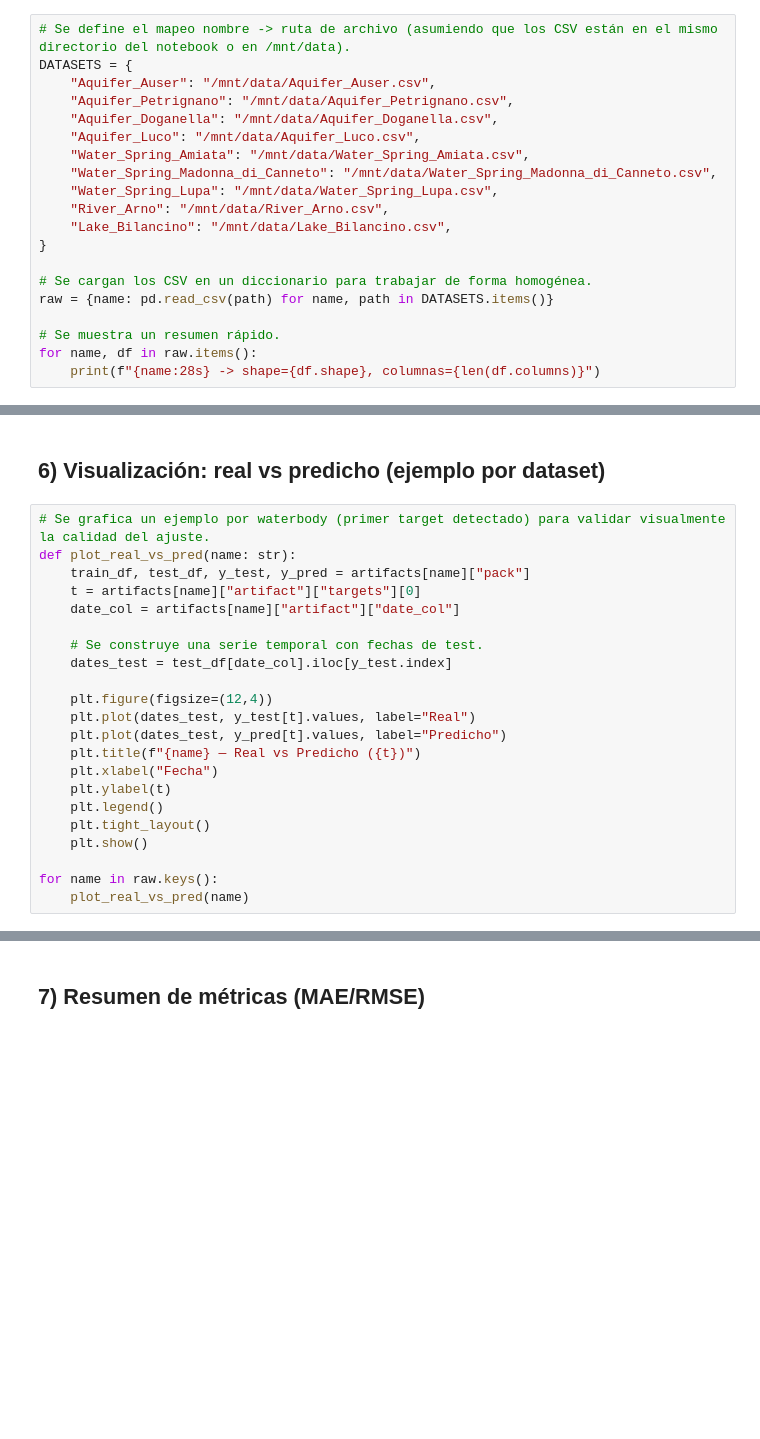
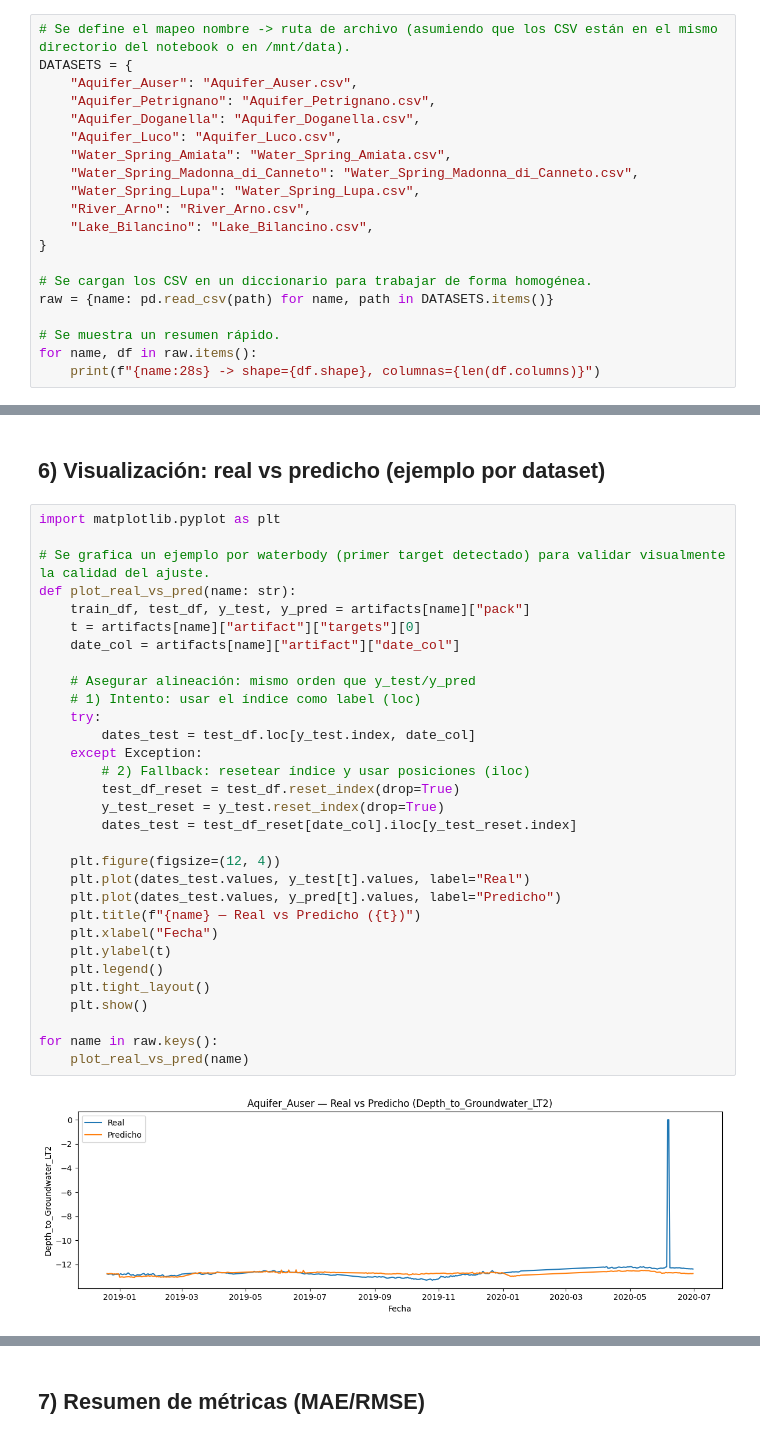
Before and after one commit to JuanFelipeR/TimeSeries-AceaSmartWaterAnalyticsLate-Submission, a Jupyter notebook: src/explore.ipynb, the cells around one changed output, grey strips where cells are left out. Cells and saved outputs as stored; diff of their text form; blank space fills up the shorter version.

Commit message:
TimeSeries

```diff
--- a/src/explore.ipynb
+++ b/src/explore.ipynb
@@ -44,15 +44,15 @@ from sklearn.metrics import mean_absolute_error, mean_squared_error
 # %%
 # Se define el mapeo nombre -> ruta de archivo (asumiendo que los CSV están en el mismo directorio del notebook o en /mnt/data).
 DATASETS = {
-    "Aquifer_Auser": "/mnt/data/Aquifer_Auser.csv",
-    "Aquifer_Petrignano": "/mnt/data/Aquifer_Petrignano.csv",
-    "Aquifer_Doganella": "/mnt/data/Aquifer_Doganella.csv",
-    "Aquifer_Luco": "/mnt/data/Aquifer_Luco.csv",
-    "Water_Spring_Amiata": "/mnt/data/Water_Spring_Amiata.csv",
-    "Water_Spring_Madonna_di_Canneto": "/mnt/data/Water_Spring_Madonna_di_Canneto.csv",
-    "Water_Spring_Lupa": "/mnt/data/Water_Spring_Lupa.csv",
-    "River_Arno": "/mnt/data/River_Arno.csv",
-    "Lake_Bilancino": "/mnt/data/Lake_Bilancino.csv",
+    "Aquifer_Auser": "Aquifer_Auser.csv",
+    "Aquifer_Petrignano": "Aquifer_Petrignano.csv",
+    "Aquifer_Doganella": "Aquifer_Doganella.csv",
+    "Aquifer_Luco": "Aquifer_Luco.csv",
+    "Water_Spring_Amiata": "Water_Spring_Amiata.csv",
+    "Water_Spring_Madonna_di_Canneto": "Water_Spring_Madonna_di_Canneto.csv",
+    "Water_Spring_Lupa": "Water_Spring_Lupa.csv",
+    "River_Arno": "River_Arno.csv",
+    "Lake_Bilancino": "Lake_Bilancino.csv",
 }
 
 # Se cargan los CSV en un diccionario para trabajar de forma homogénea.
@@ -222,24 +297,35 @@ metrics_table.sort_values(["waterbody", "target"]).head(20)
 # %% [markdown]
 ## 6) Visualización: real vs predicho (ejemplo por dataset)
 # %%
+import matplotlib.pyplot as plt
+
 # Se grafica un ejemplo por waterbody (primer target detectado) para validar visualmente la calidad del ajuste.
 def plot_real_vs_pred(name: str):
     train_df, test_df, y_test, y_pred = artifacts[name]["pack"]
     t = artifacts[name]["artifact"]["targets"][0]
     date_col = artifacts[name]["artifact"]["date_col"]
 
-    # Se construye una serie temporal con fechas de test.
-    dates_test = test_df[date_col].iloc[y_test.index]
+    # Asegurar alineación: mismo orden que y_test/y_pred
+    # 1) Intento: usar el índice como label (loc)
+    try:
+        dates_test = test_df.loc[y_test.index, date_col]
+    except Exception:
+        # 2) Fallback: resetear índice y usar posiciones (iloc)
+        test_df_reset = test_df.reset_index(drop=True)
+        y_test_reset = y_test.reset_index(drop=True)
+        dates_test = test_df_reset[date_col].iloc[y_test_reset.index]
 
-    plt.figure(figsize=(12,4))
-    plt.plot(dates_test, y_test[t].values, label="Real")
-    plt.plot(dates_test, y_pred[t].values, label="Predicho")
+    plt.figure(figsize=(12, 4))
+    plt.plot(dates_test.values, y_test[t].values, label="Real")
+    plt.plot(dates_test.values, y_pred[t].values, label="Predicho")
     plt.title(f"{name} — Real vs Predicho ({t})")
     plt.xlabel("Fecha")
     plt.ylabel(t)
     plt.legend()
     plt.tight_layout()
     plt.show()
 
 for name in raw.keys():
     plot_real_vs_pred(name)
+# %% [output]
+[figure, added]
```
Also changed, not shown: parts of 6 cells of this notebook, 9 other files.
